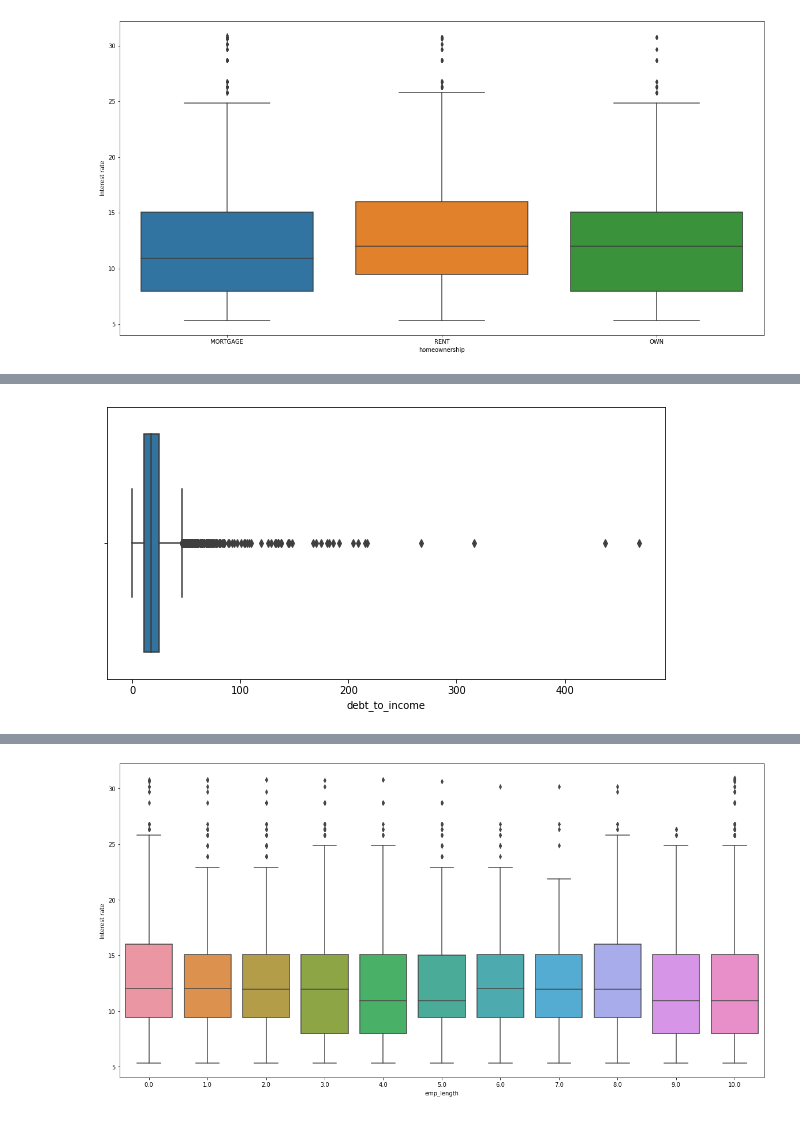
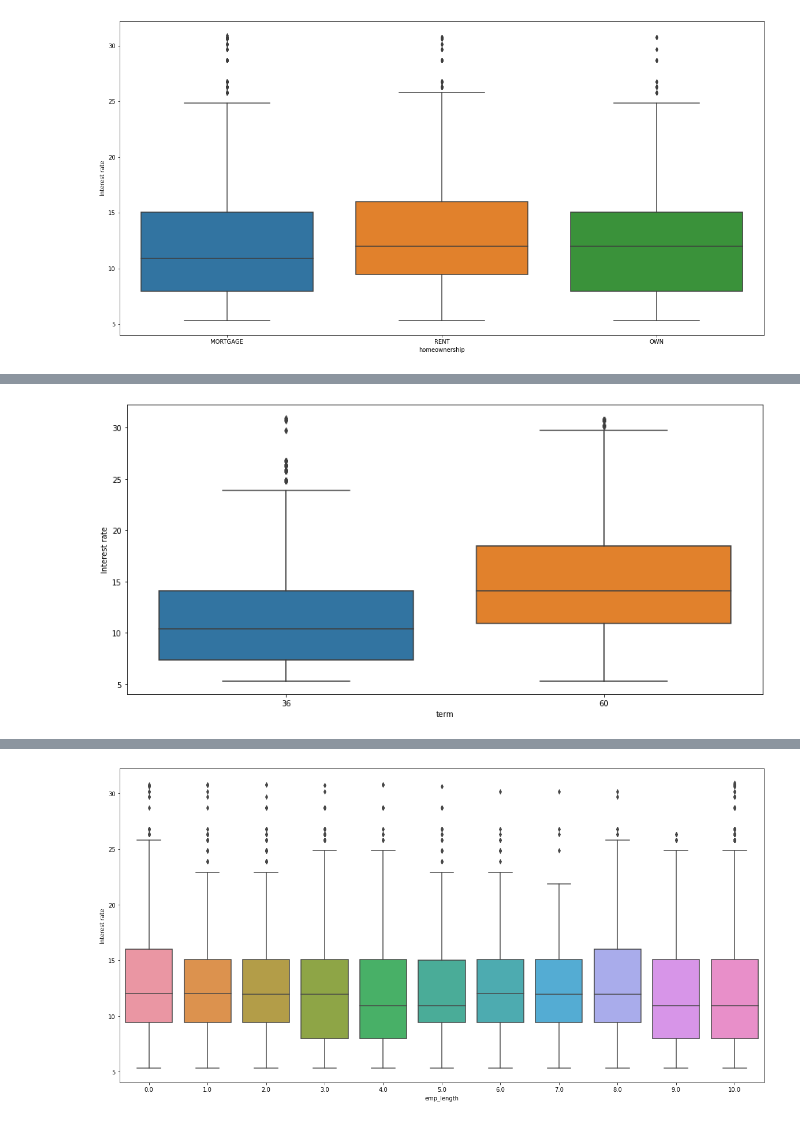
Before and after one commit to tk2093/Case_Study, a Jupyter notebook: Case_study_1/Case_Study_1.ipynb, the cells around one changed output, grey strips where cells are left out. Cells and saved outputs as stored; diff of their text form; code cells hidden in the pictures.

```diff
--- a/Case_study_1/Case_Study_1.ipynb
+++ b/Case_study_1/Case_Study_1.ipynb
@@ -160,6 +156,7 @@ plt.show()
 # %%
-plt.figure(figsize=(10,5))
-sns.boxplot(data=df, x='debt_to_income')
+plt.figure(figsize=(15,7))
+sns.boxplot(data=df, x='term', y='interest_rate')
+plt.ylabel('Interest rate')
 plt.show()
 # %% [output]
-[figure, old version]
+[figure, new version]
```
Also changed, not shown: parts of 35 cells of this notebook, 1 other file.
